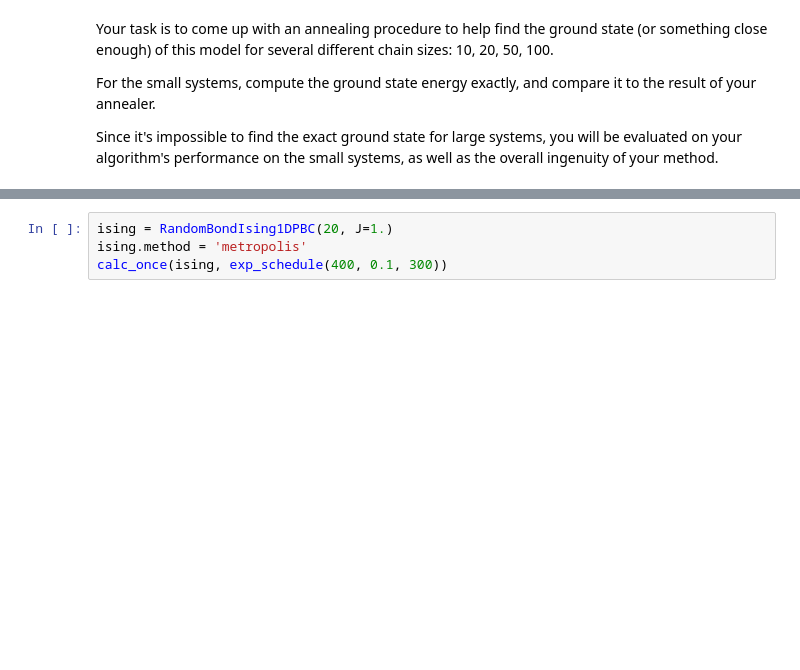
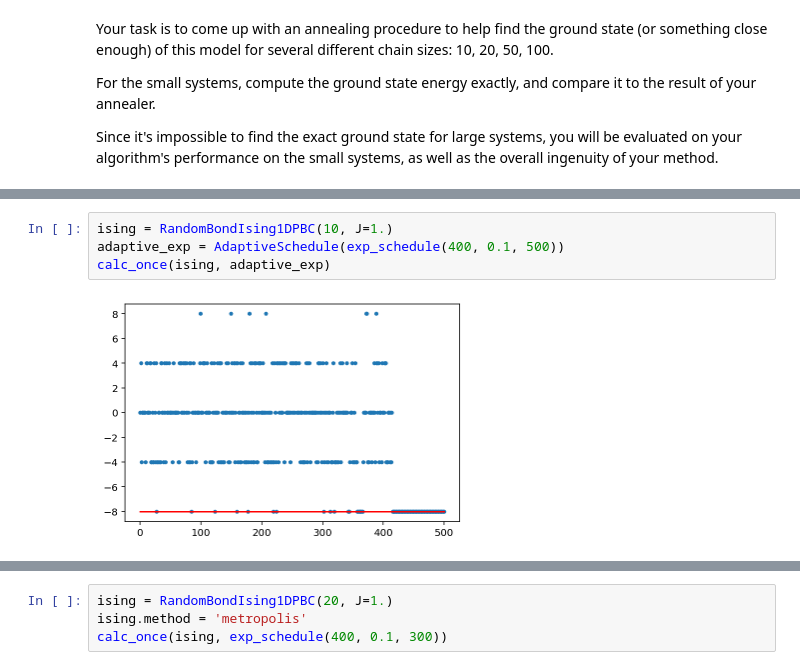
Before and after one commit to CDL-Quantum/CohortProject_2020, a Jupyter notebook: Project_4_Ising_Annealer/Task_2.ipynb, the cells around one changed output, grey strips where cells are left out. Drawn from its saved outputs; the diff is of its cells as text; blank space fills up the shorter version.

```diff
--- a/Project_4_Ising_Annealer/Task_2.ipynb
+++ b/Project_4_Ising_Annealer/Task_2.ipynb
@@ -202,0 +265,6 @@ calc_once(ising, exp_schedule(400, 0.1, 500))
+# %%
+ising = RandomBondIsing1DPBC(10, J=1.)
+adaptive_exp = AdaptiveSchedule(exp_schedule(400, 0.1, 500))
+calc_once(ising, adaptive_exp)
+# %% [output]
+[figure, added]
```
Also changed, not shown: parts of 20 cells of this notebook.
